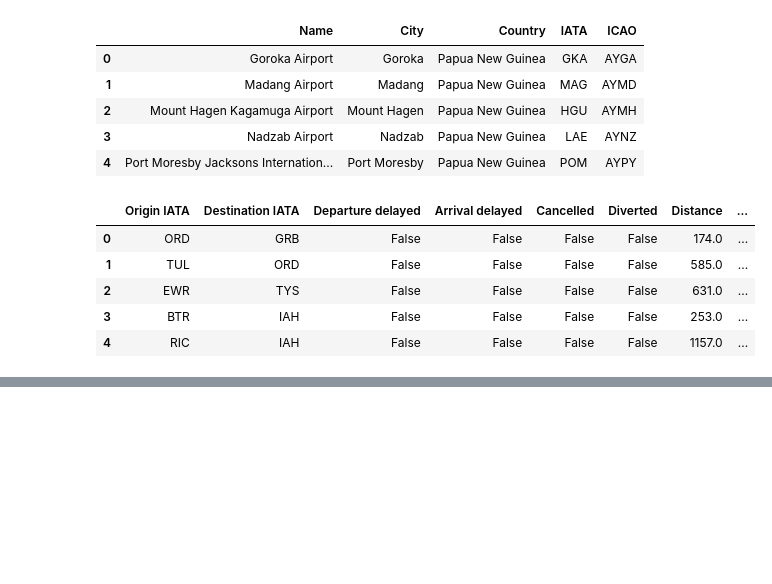
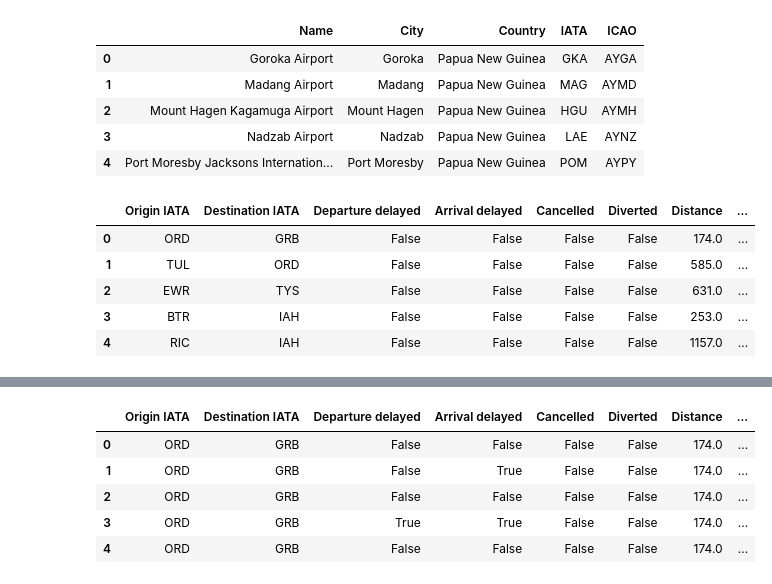
Before and after one commit to ubco-W2022T2-data301/project-group-group05, a Jupyter notebook: analysis/analysis_bradan.ipynb, the cells around one changed output, grey strips where cells are left out. Cells and saved outputs as stored; diff of their text form; code cells hidden in the pictures; blank space fills up the shorter version.

```diff
--- a/analysis/analysis_bradan.ipynb
+++ b/analysis/analysis_bradan.ipynb
@@ -258,5 +286,8 @@ Time to move this processing into a separate file.
 import sys
 sys.path.append('./code')
 import project_functions_bradan as project_functions
-df = project_functions.load_and_process(jan='../data/raw/Jan_2020_ontime.csv', feb='../data/raw/Feb_2020_ontime.csv', airports='../data/raw/airports-extended.dat')
-df
+flights, covid = project_functions.load_and_process(jan='../data/raw/Jan_2020_ontime.csv',
+                                                    feb='../data/raw/Feb_2020_ontime.csv',
+                                                    airports='../data/raw/airports-extended.dat',
+                                                    who='../data/raw/WHO-COVID-19-global-data.csv'
+                                                   )
@@ -276,0 +294,9 @@ df
+# %%
+flights.head()
+# %% [output]
+|  | Origin IATA | Destination IATA | Departure delayed | Arrival delayed | Cancelled | Diverted | Distance | ... |
+| 0 | ORD | GRB | False | False | False | False | 174.0 | ... |
+| 1 | ORD | GRB | False | True | False | False | 174.0 | ... |
+| 2 | ORD | GRB | False | False | False | False | 174.0 | ... |
+| 3 | ORD | GRB | True | True | False | False | 174.0 | ... |
+| 4 | ORD | GRB | False | False | False | False | 174.0 | ... |
```
Also changed, not shown: parts of 4 cells of this notebook, 1 other file.
